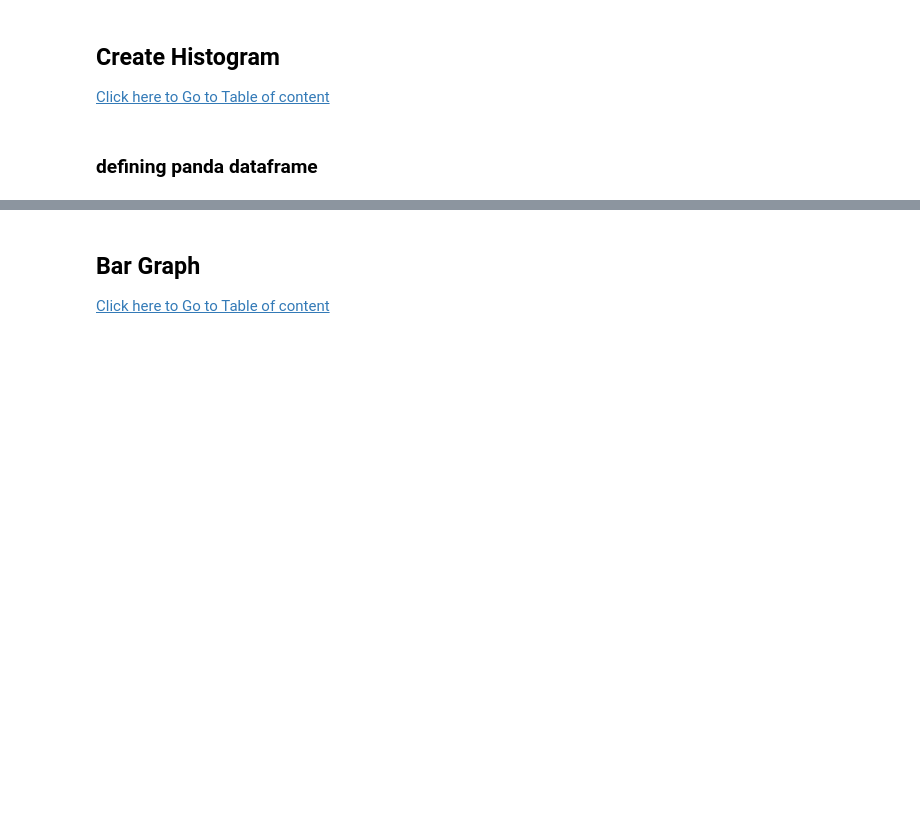
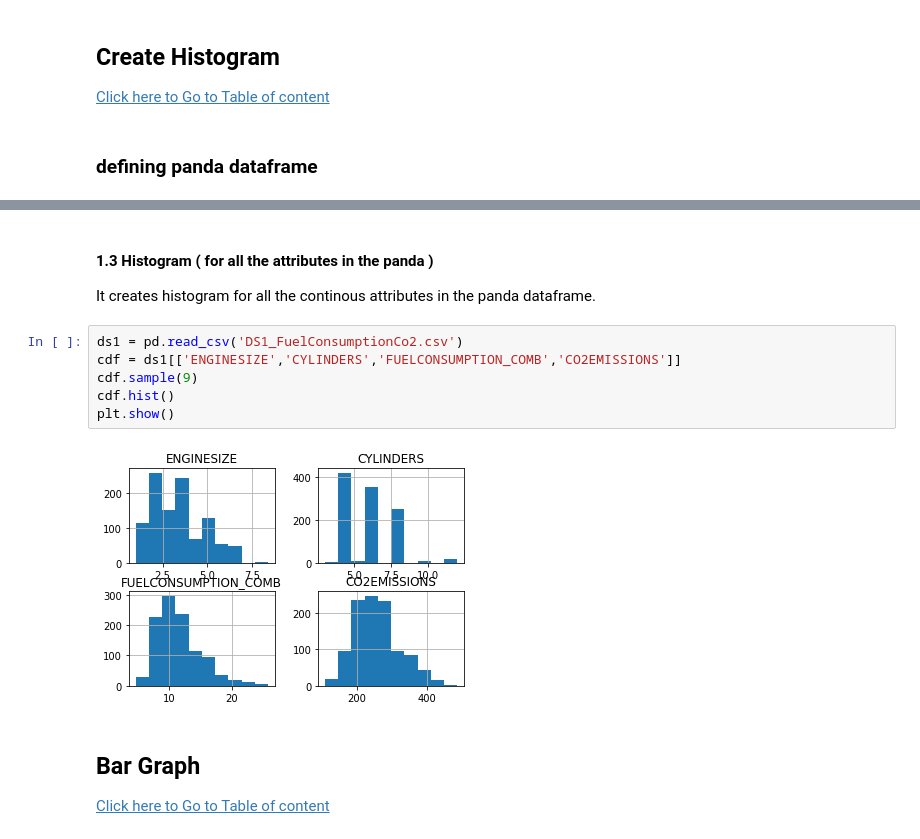
Before and after one commit to arpans2112/MachineLearningFundamentals, a Jupyter notebook: visualization/Data_Visualization_Using_Python.ipynb, the cells around one changed output, grey strips where cells are left out. Cells and saved outputs as stored; diff of their text form; blank space fills up the shorter version.

```diff
--- a/visualization/Data_Visualization_Using_Python.ipynb
+++ b/visualization/Data_Visualization_Using_Python.ipynb
@@ -131,3 +135,14 @@ Text(0.5, 1.0, 'price bins')
+# %% [markdown]
+#### 1.3 Histogram ( for all the attributes in the panda )
+It creates histogram for all the continous attributes in the panda dataframe.
+# %%
+ds1 = pd.read_csv('DS1_FuelConsumptionCo2.csv')
+cdf = ds1[['ENGINESIZE','CYLINDERS','FUELCONSUMPTION_COMB','CO2EMISSIONS']]
+cdf.sample(9)
+cdf.hist()
+plt.show()
+# %% [output]
+[figure, added]
 # %% [markdown]
 <a name="2"></a>
 
```
Also changed, not shown: parts of 41 cells of this notebook, 1 other file.
